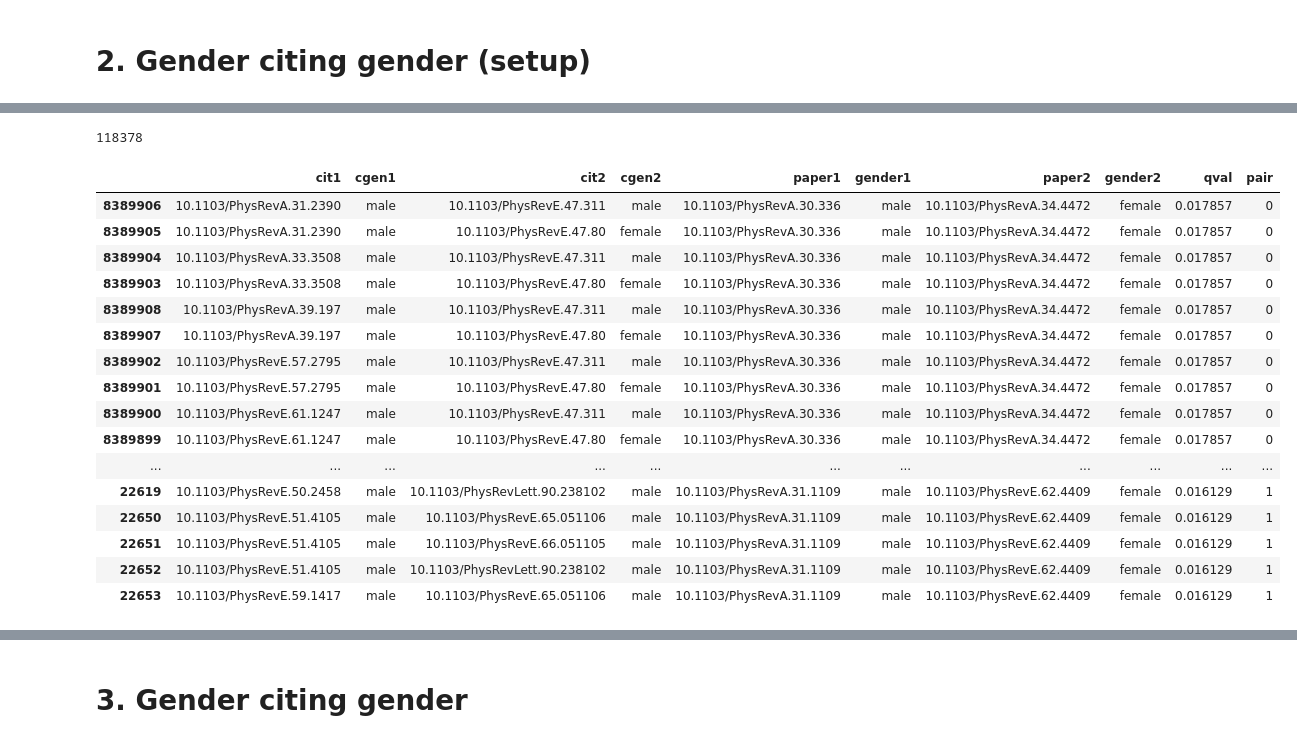
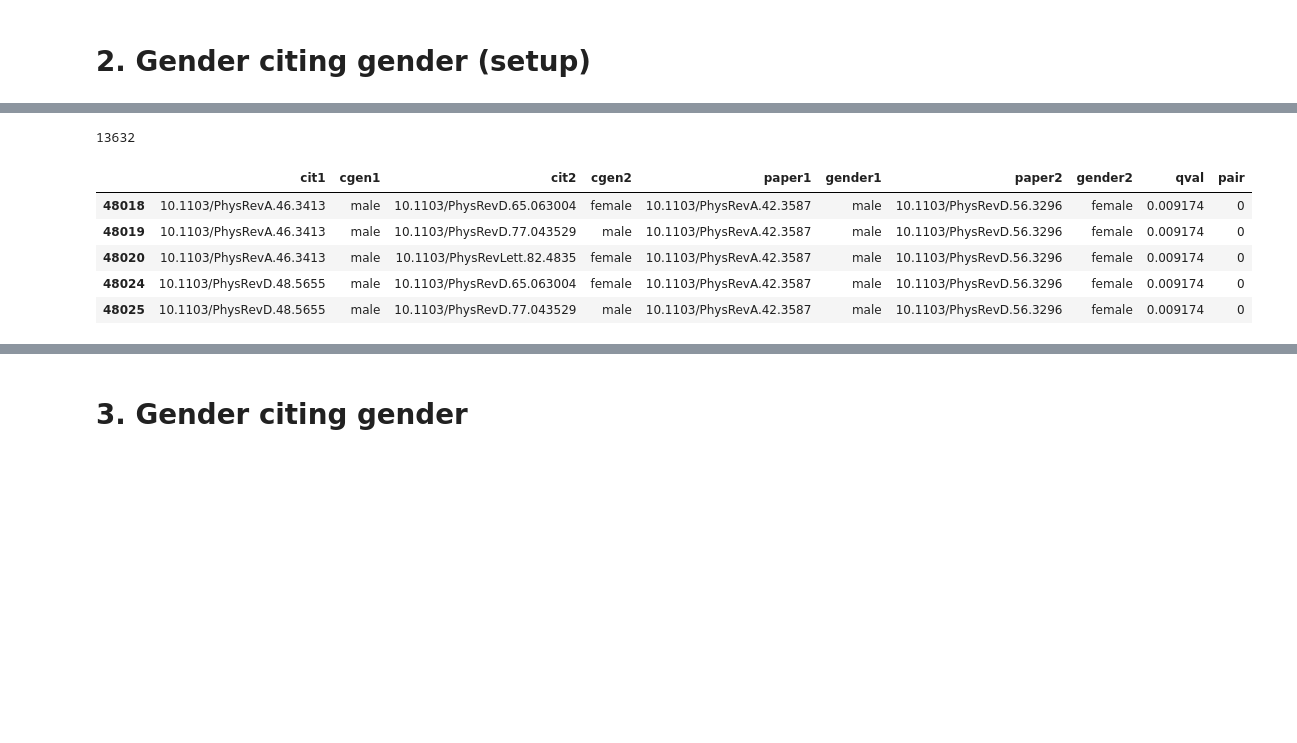
Before and after one commit to therobinkay/gender_bias_2021, a Jupyter notebook: Journal_Analysis_2_(GitHub).ipynb, the cells around one changed output, grey strips where cells are left out. Saved outputs shown, nothing was run; the diff lists cells and outputs as text; code cells hidden in the pictures; blank space fills up the shorter version.

```diff
--- a/Journal_Analysis_2_(GitHub).ipynb
+++ b/Journal_Analysis_2_(GitHub).ipynb
@@ -232,7 +249,7 @@ NA
 # %%
 ############## SELECT DESIRED PACS (HOMOPHILY ONLY) ###############
 
-homn = pd.read_csv("drive/My Drive/codes/hom0.csv")
+# homn = pd.read_csv("drive/My Drive/codes/hom0.csv")
 # homn = pd.read_csv("drive/My Drive/codes/hom1.csv")
 # homn = pd.read_csv("drive/My Drive/codes/hom2.csv")
 # homn = pd.read_csv("drive/My Drive/codes/hom3.csv")
@@ -241,4 +258,4 @@ homn = pd.read_csv("drive/My Drive/codes/hom0.csv")
 # homn = pd.read_csv("drive/My Drive/codes/hom6.csv")
 # homn = pd.read_csv("drive/My Drive/codes/hom7.csv")
 # homn = pd.read_csv("drive/My Drive/codes/hom8.csv")
-# homn = pd.read_csv("drive/My Drive/codes/hom9.csv")
+homn = pd.read_csv("drive/My Drive/codes/hom9.csv")
@@ -305,41 +300,14 @@ test.head()
-# %%
-plist = []
-
-plist.append(1)
-pcount = 1
-
-for i in tqdm(range(len(test)-1)):
-  if test['paper1'][i+1] == test['paper1'][i] and test['paper2'][i+1] == test['paper2'][i]:
-    pcount += 0
-  else:
-    pcount += 1
-  plist.append(pcount)
-
-test['pair'] = plist
 # %%
-test2 = test
+test['pair'] = test.groupby(['paper1', 'paper2']).ngroup()
+test = test.sort_values(['pair','cit1','cit2'])
 
-test2['pair'] = test2.groupby(['paper1', 'paper2']).ngroup()
-test2 = test2.sort_values(['pair','cit1','cit2'])
-
-print(test2.pair.nunique())
-test2.head(50)
+print(test.pair.nunique())
+test.head()
 # %% [output]
-118378
+13632
 |  | cit1 | cgen1 | cit2 | cgen2 | paper1 | gender1 | paper2 | gender2 | qval | pair |
-| 8389906 | 10.1103/PhysRevA.31.2390 | male | 10.1103/PhysRevE.47.311 | male | 10.1103/PhysRevA.30.336 | male | 10.1103/PhysRevA.34.4472 | female | 0.017857 | 0 |
-| 8389905 | 10.1103/PhysRevA.31.2390 | male | 10.1103/PhysRevE.47.80 | female | 10.1103/PhysRevA.30.336 | male | 10.1103/PhysRevA.34.4472 | female | 0.017857 | 0 |
-| 8389904 | 10.1103/PhysRevA.33.3508 | male | 10.1103/PhysRevE.47.311 | male | 10.1103/PhysRevA.30.336 | male | 10.1103/PhysRevA.34.4472 | female | 0.017857 | 0 |
-| 8389903 | 10.1103/PhysRevA.33.3508 | male | 10.1103/PhysRevE.47.80 | female | 10.1103/PhysRevA.30.336 | male | 10.1103/PhysRevA.34.4472 | female | 0.017857 | 0 |
-| 8389908 | 10.1103/PhysRevA.39.197 | male | 10.1103/PhysRevE.47.311 | male | 10.1103/PhysRevA.30.336 | male | 10.1103/PhysRevA.34.4472 | female | 0.017857 | 0 |
-| 8389907 | 10.1103/PhysRevA.39.197 | male | 10.1103/PhysRevE.47.80 | female | 10.1103/PhysRevA.30.336 | male | 10.1103/PhysRevA.34.4472 | female | 0.017857 | 0 |
-| 8389902 | 10.1103/PhysRevE.57.2795 | male | 10.1103/PhysRevE.47.311 | male | 10.1103/PhysRevA.30.336 | male | 10.1103/PhysRevA.34.4472 | female | 0.017857 | 0 |
-| 8389901 | 10.1103/PhysRevE.57.2795 | male | 10.1103/PhysRevE.47.80 | female | 10.1103/PhysRevA.30.336 | male | 10.1103/PhysRevA.34.4472 | female | 0.017857 | 0 |
-| 8389900 | 10.1103/PhysRevE.61.1247 | male | 10.1103/PhysRevE.47.311 | male | 10.1103/PhysRevA.30.336 | male | 10.1103/PhysRevA.34.4472 | female | 0.017857 | 0 |
-| 8389899 | 10.1103/PhysRevE.61.1247 | male | 10.1103/PhysRevE.47.80 | female | 10.1103/PhysRevA.30.336 | male | 10.1103/PhysRevA.34.4472 | female | 0.017857 | 0 |
-| ... | ... | ... | ... | ... | ... | ... | ... | ... | ... | ... |
-| 22619 | 10.1103/PhysRevE.50.2458 | male | 10.1103/PhysRevLett.90.238102 | male | 10.1103/PhysRevA.31.1109 | male | 10.1103/PhysRevE.62.4409 | female | 0.016129 | 1 |
-| 22650 | 10.1103/PhysRevE.51.4105 | male | 10.1103/PhysRevE.65.051106 | male | 10.1103/PhysRevA.31.1109 | male | 10.1103/PhysRevE.62.4409 | female | 0.016129 | 1 |
-| 22651 | 10.1103/PhysRevE.51.4105 | male | 10.1103/PhysRevE.66.051105 | male | 10.1103/PhysRevA.31.1109 | male | 10.1103/PhysRevE.62.4409 | female | 0.016129 | 1 |
-| 22652 | 10.1103/PhysRevE.51.4105 | male | 10.1103/PhysRevLett.90.238102 | male | 10.1103/PhysRevA.31.1109 | male | 10.1103/PhysRevE.62.4409 | female | 0.016129 | 1 |
-| 22653 | 10.1103/PhysRevE.59.1417 | male | 10.1103/PhysRevE.65.051106 | male | 10.1103/PhysRevA.31.1109 | male | 10.1103/PhysRevE.62.4409 | female | 0.016129 | 1 |
+| 48018 | 10.1103/PhysRevA.46.3413 | male | 10.1103/PhysRevD.65.063004 | female | 10.1103/PhysRevA.42.3587 | male | 10.1103/PhysRevD.56.3296 | female | 0.009174 | 0 |
+| 48019 | 10.1103/PhysRevA.46.3413 | male | 10.1103/PhysRevD.77.043529 | male | 10.1103/PhysRevA.42.3587 | male | 10.1103/PhysRevD.56.3296 | female | 0.009174 | 0 |
+| 48020 | 10.1103/PhysRevA.46.3413 | male | 10.1103/PhysRevLett.82.4835 | female | 10.1103/PhysRevA.42.3587 | male | 10.1103/PhysRevD.56.3296 | female | 0.009174 | 0 |
+| 48024 | 10.1103/PhysRevD.48.5655 | male | 10.1103/PhysRevD.65.063004 | female | 10.1103/PhysRevA.42.3587 | male | 10.1103/PhysRevD.56.3296 | female | 0.009174 | 0 |
+| 48025 | 10.1103/PhysRevD.48.5655 | male | 10.1103/PhysRevD.77.043529 | male | 10.1103/PhysRevA.42.3587 | male | 10.1103/PhysRevD.56.3296 | female | 0.009174 | 0 |
```
Also changed, not shown: parts of 36 cells of this notebook.
